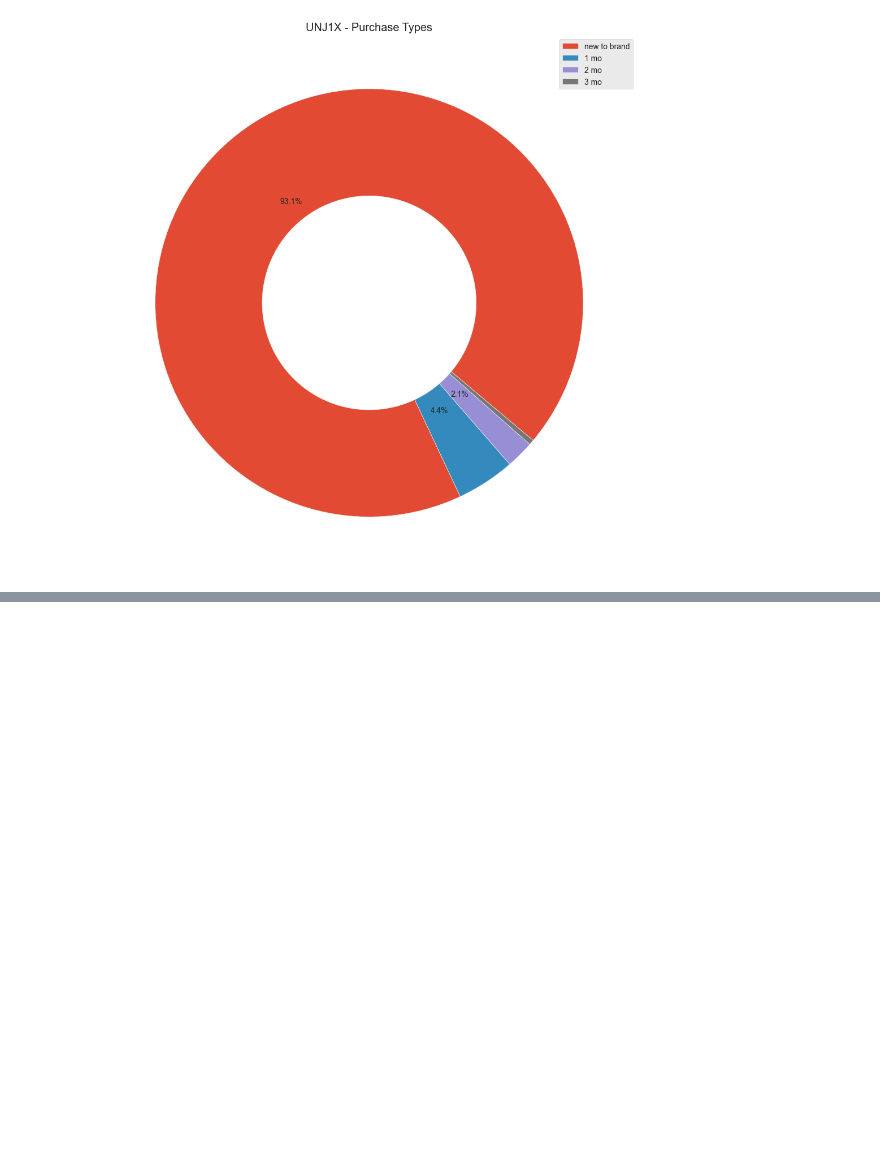
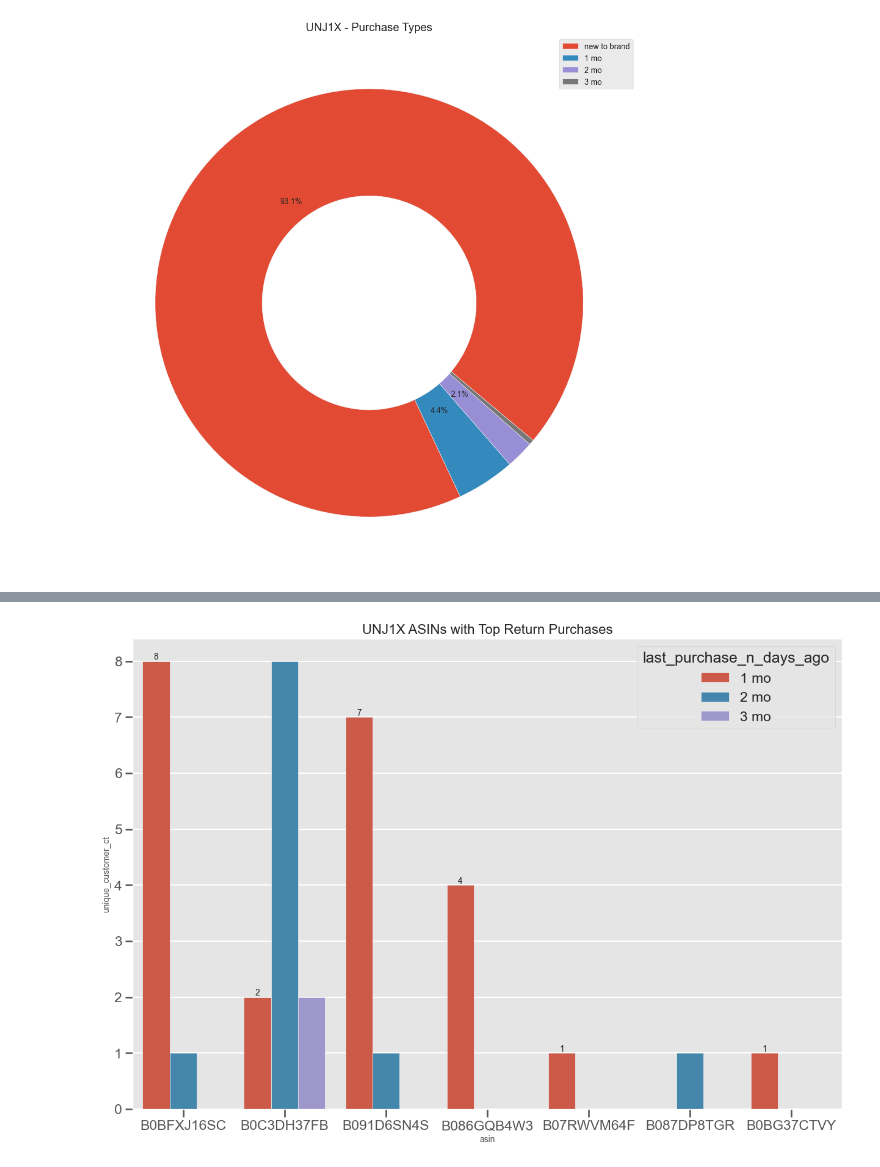
Before and after one commit to angie-xiao/ntb, a Jupyter notebook: ntb.ipynb, the cells around one changed output, grey strips where cells are left out. Drawn from its saved outputs; the diff is of its cells as text; code cells hidden in the pictures; blank space fills up the shorter version.

```diff
--- a/ntb.ipynb
+++ b/ntb.ipynb
@@ -193,0 +275,27 @@ fig.tight_layout()
+# %%
+vendor_code='UNJ1X'
+tmp = res[res['dama_mfg_vendor_code']==vendor_code]
+tmp_asin_new = tmp[
+    (tmp['last_purchase_n_days_ago'] != 'new to brand')
+][['asin','unique_customer_ct', 'last_purchase_n_days_ago']].\
+    groupby(['asin','last_purchase_n_days_ago']).sum().sort_values(by='unique_customer_ct',ascending=False).reset_index()
+
+
+# plot
+sns.set(style="ticks", context="talk", rc = {'figure.figsize':(15,10)})
+plt.style.use("ggplot")
+
+ax = sns.barplot(
+  tmp_asin_new,
+  x='asin',
+  y='unique_customer_ct',
+  hue='last_purchase_n_days_ago'
+)
+
+# title
+ax.set_title(f'{vendor_code} ASINs with Top Return Purchases', fontsize=16)
+ax.bar_label(ax.containers[0])
+ax.xaxis.label.set_size(10)
+ax.yaxis.label.set_size(10)
+# %% [output]
+[figure, added]
```
Also changed, not shown: parts of 9 cells of this notebook, 4 other files.
